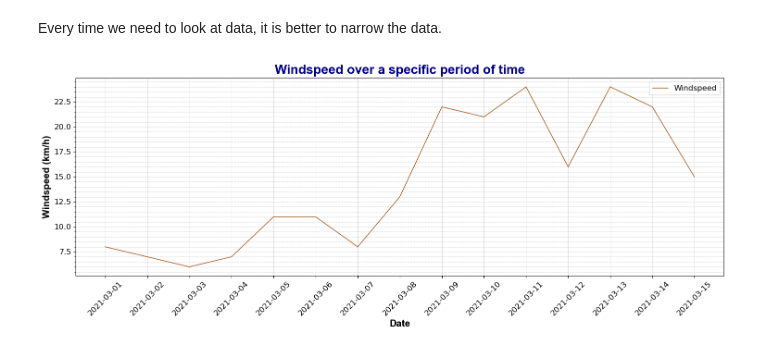
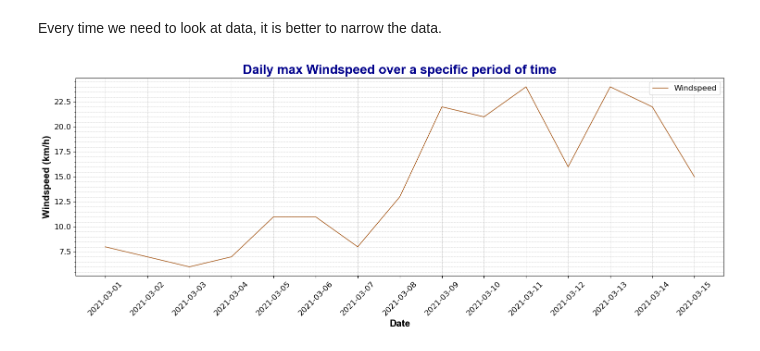
Before and after one commit to TomUszyn/PFDA-assignments, a Jupyter notebook: assingment_6_Weather.ipynb, the cells around one changed output. Saved outputs shown, nothing was run; the diff lists cells and outputs as text; code cells hidden in the pictures.

```diff
--- a/assingment_6_Weather.ipynb
+++ b/assingment_6_Weather.ipynb
@@ -382,32 +382,32 @@ startDate = "2021-03-01 01:00:00"
 endDate = "2021-03-15 01:00:00"
 filteredDf = df.loc[startDate:endDate]
 
 
 # Calculate the daily max windspeed for the filtered data
 dailyMaxWindspeed = filteredDf['wdsp'].resample('D').max()
 
 # Plot with Seaborn
 plt.figure(figsize=(15, 6))
 sns.lineplot(data=dailyMaxWindspeed, color='#9E4A06', linestyle='-', linewidth=1)
-plt.title('Windspeed over a specific period of time', fontsize=20, fontweight='bold', fontname='Arial', color = 'darkblue')
+plt.title('Daily max Windspeed over a specific period of time', fontsize=20, fontweight='bold', fontname='Arial', color = 'darkblue')
 plt.xlabel('Date', fontsize=15, fontweight='bold', fontname='Arial')
 plt.ylabel('Windspeed (km/h)', fontsize=15, fontweight='bold', fontname='Arial')
 plt.grid(True, which='both', linestyle='--', linewidth=0.4)
 plt.xticks(fontsize=12, rotation=45)
 plt.yticks(fontsize=12)
 plt.legend(['Windspeed'], loc='upper right', fontsize=12)
 
 # Customize x-axis ticks and labels
 ax = plt.gca()
 ax.xaxis.set_major_locator(mdates.DayLocator(interval=1))  # Set major ticks to every day
 ax.xaxis.set_major_formatter(mdates.DateFormatter('%Y-%m-%d'))  # Format the ticks to show date only
 ax.xaxis.set_minor_locator(mdates.DayLocator())
 
 # Add minor ticks on y-axis
 ax.yaxis.set_minor_locator(AutoMinorLocator())
 
 # Adjust layout to fit labels
 plt.tight_layout()
 plt.show()
 # %% [output]
-[figure, old version]
+[figure, new version]
```
Also changed, not shown: parts of 2 cells of this notebook.
